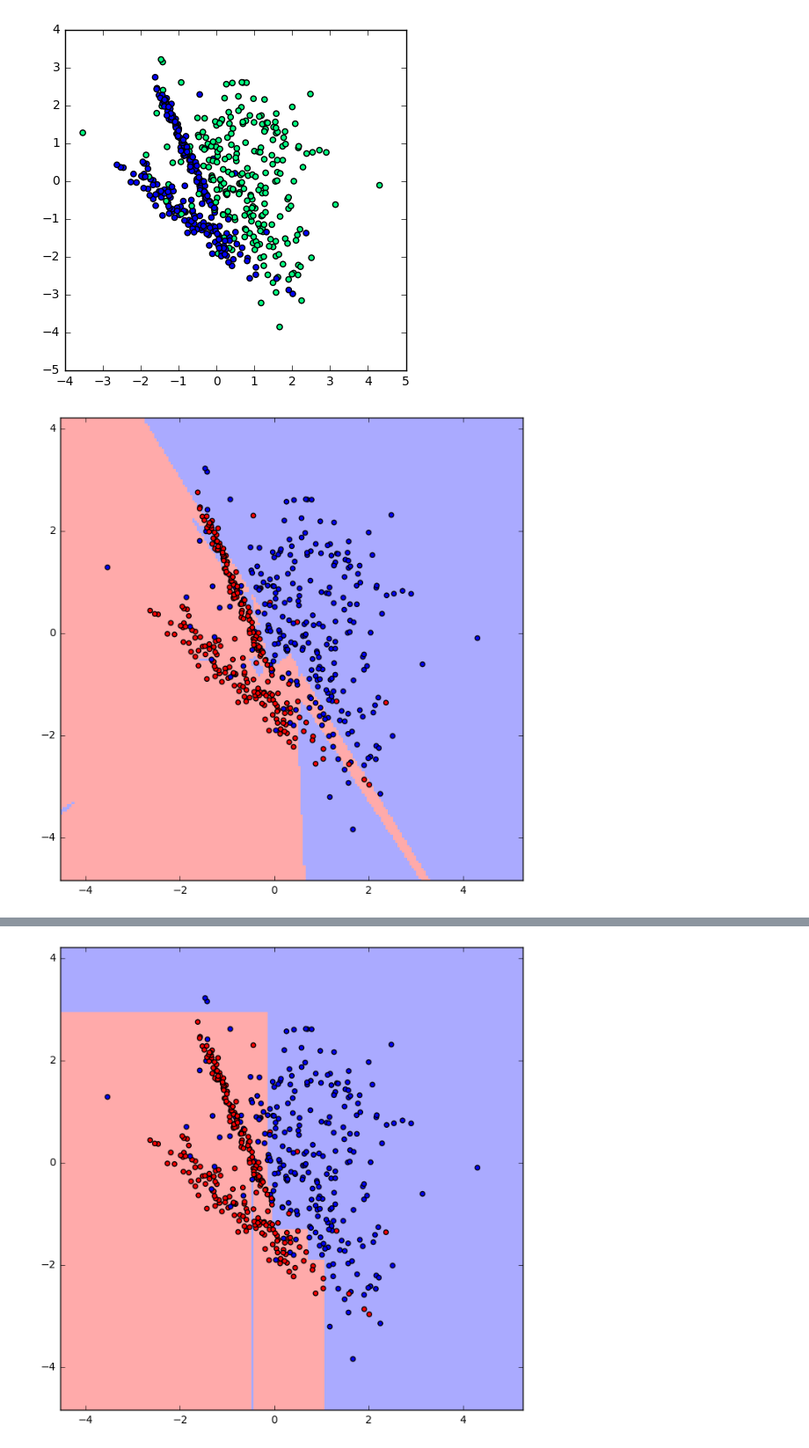
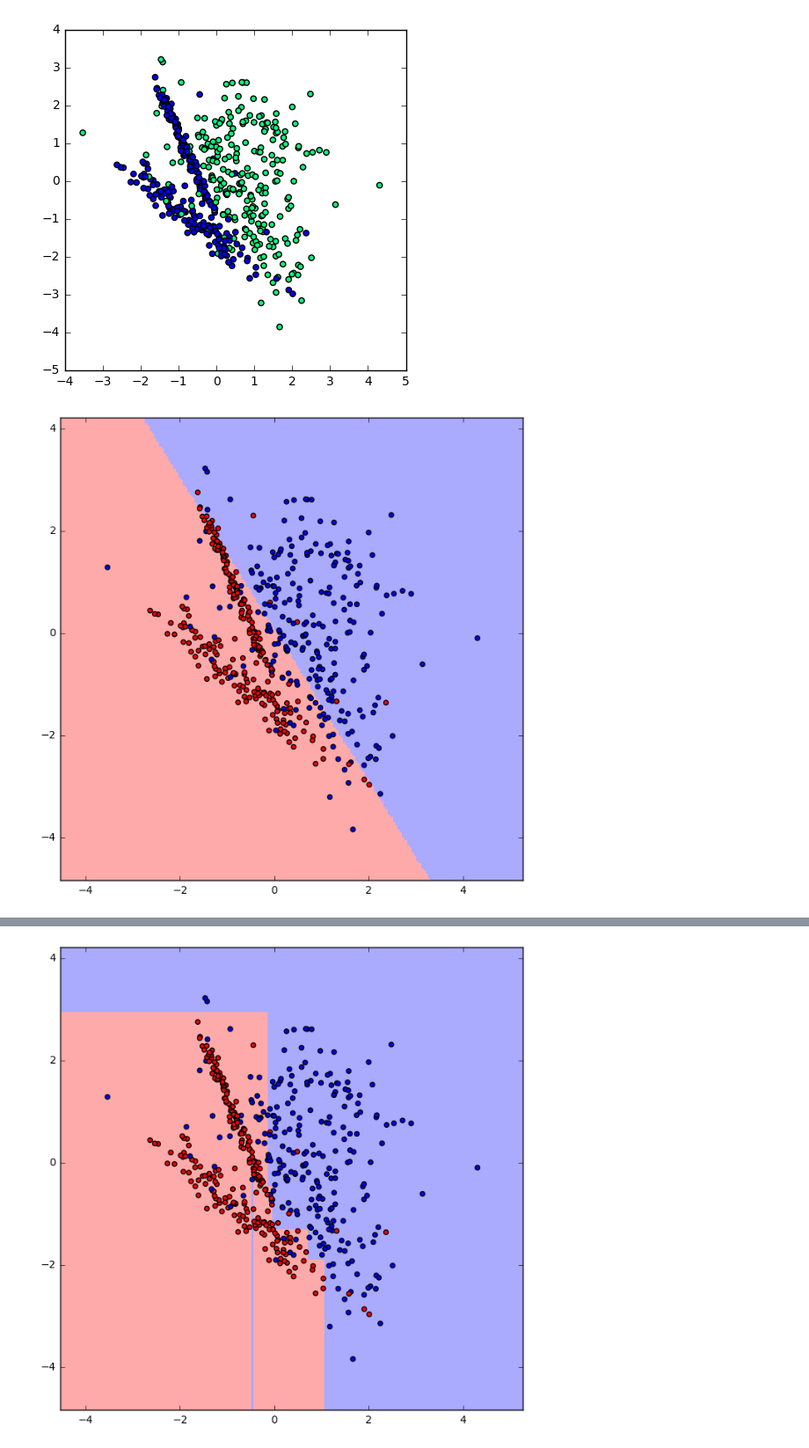
Before and after one commit to valevalerio/Course-work, a Jupyter notebook: Experiments.ipynb, the cells around one changed output, grey strips where cells are left out. Shown at 88% size. Saved outputs shown, nothing was run; the diff lists cells and outputs as text; code cells hidden in the pictures.

```diff
--- a/Experiments.ipynb
+++ b/Experiments.ipynb
@@ -2949,0 +4135,42 @@ np.save("hhcartreg_10_cross_val_alpha=1.0", (val_scores, best_scores, final_scor
+# %%
+i = 0
+for data_key, data in datasets.items():
+    start = clock()
+    if i != 9:
+        i += 1
+        continue
+    if i == 10:
+        break
+    X_train = data.X_train
+    X_val = data.X_val
+    y_train = data.Y_train.astype('int')
+    y_val = data.Y_val.astype('int')
+    X_test = data.X_test
+    y_test = data.Y_test
+    n_estimators = 3000
+
+    max_depths = [2, 3, 5, 7]
+    alpha_lst = [1e-7, 1e-3, 1.0, 10.0, 100.0, 1000.0, 1e+5]
+
+    best_scores = np.zeros((len(alpha_lst), len(max_depths), 2))
+    val_scores = np.zeros((n_estimators, len(alpha_lst), len(max_depths)))
+    final_scores = np.zeros((len(alpha_lst), len(max_depths)))
+    for j, alpha in enumerate(alpha_lst):
+        for k, max_depth in enumerate(max_depths):
+            clf = GradBoost(Ridge_CART(MSE(), MeanSegmentor(), alpha=alpha, max_depth=max_depth, method='hard'),
+                            n_estimators, loss='exp', shrinkage=0.1)
+            clf.fit(X_train, y_train, X_val=X_val, y_val=y_val, bad_iters_count=900, cross_val=True)
+            val_scores[:, j, k] = 1 - np.asarray(clf.loss_val)
+            best_scores[j, k, 0] = val_scores[clf.base_learners_count - 1, j, k]
+            best_scores[j, k, 1] = clf.base_learners_count
+            y_pred = clf.predict(X_test)
+            final_scores[j, k] = accuracy(y_pred, y_test)
+            print("alpha: ", alpha,
+                  "max_depth: ", max_depth,
+                  "accuracy validation: ", best_scores[j, k, :],
+                  "accuracy test: ", final_scores[j, k])
+    i += 1
+
+    print("time: ", clock() - start)
+
+np.save("HARD_Ridge_CART_10", (val_scores, best_scores, final_scores))
@@ -2981,11 +4241,11 @@ plt.show()
 # %% [output]
 [figure]
 # %%
-clf = GradBoost(HouseHolderCART(MSE(), MeanSegmentor(), max_depth=max_depth),
+clf = GradBoost(HouseHolderCART(MSE(), MeanSegmentor(), max_depth=2),
                         10, loss='exp', shrinkage=0.1)
 clf.fit(X, y)
 
 plot_surface(X, y, clf)
 # %% [output]
-[figure, old version]
+[figure, new version]
 # %%
```
Also changed, not shown: parts of 83 cells of this notebook, 2 other files.
